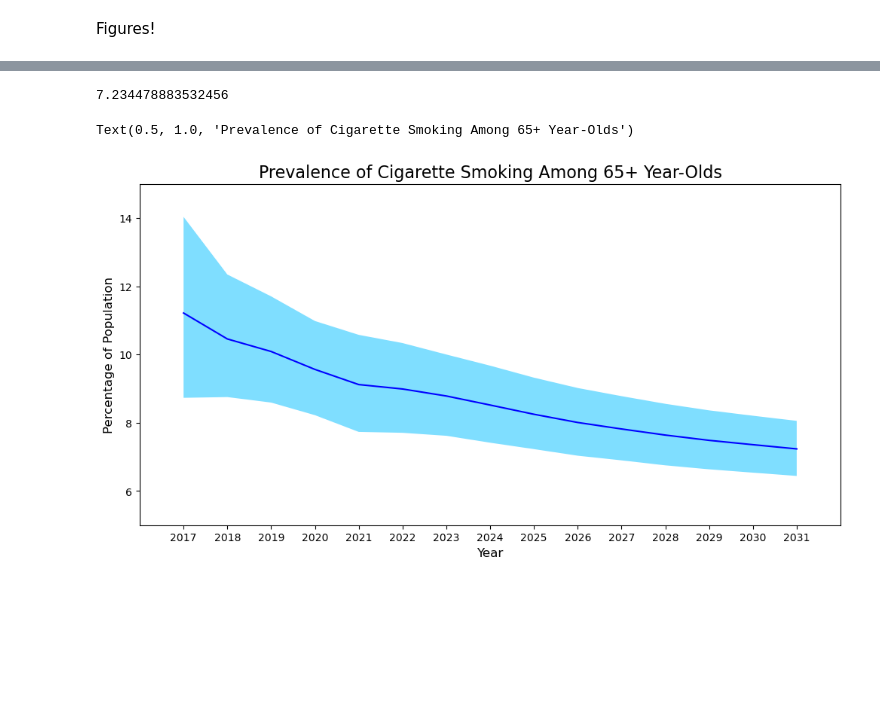
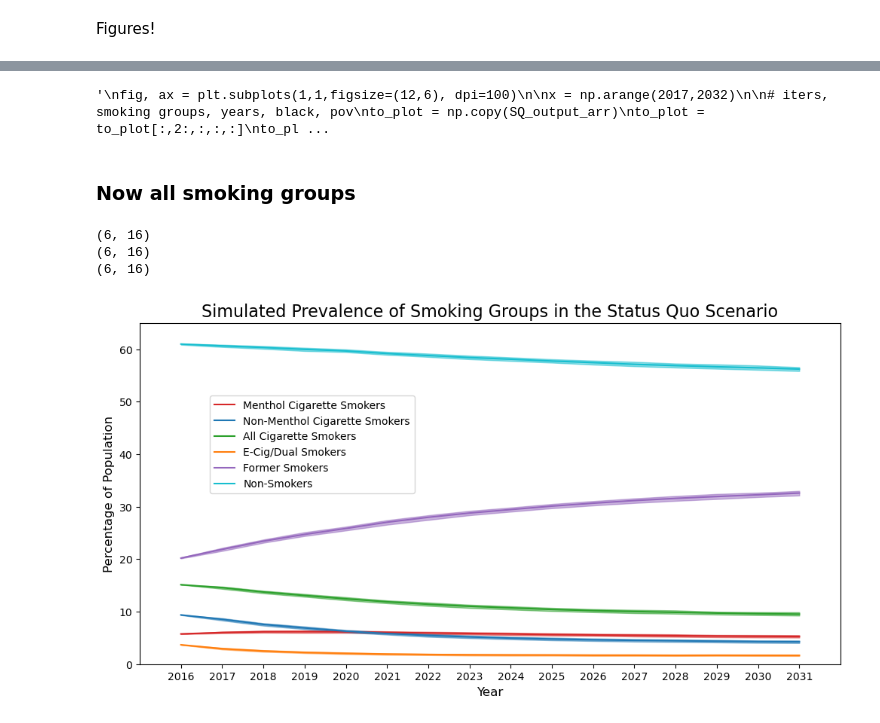
Before and after one commit to tapphughesn/menthol-model, a Jupyter notebook: mentholmodel/UA_figures.ipynb, the cells around one changed output, grey strips where cells are left out. Saved outputs shown, nothing was run; the diff lists cells and outputs as text; code cells hidden in the pictures; blank space fills up the shorter version.

```diff
--- a/mentholmodel/UA_figures.ipynb
+++ b/mentholmodel/UA_figures.ipynb
@@ -602,7 +545,7 @@ SQ_output_arr = np.array(collection_list)
 # %%
 
 # Cigarette Smokers over time
-
+"""
 fig, ax = plt.subplots(1,1,figsize=(12,6), dpi=100)
 
 x = np.arange(2017,2032)
@@ -634,7 +577,76 @@ plt.title(f"Prevalence of Cigarette Smoking Among 65+ Year-Olds", fontsize=16)
 #     f"Cigarette smoking prevalence, status quo scenario",
 #     f"95% uncertainty interval",
 # ])
+"""
 # %% [output]
-7.234478883532456
+'\nfig, ax = plt.subplots(1,1,figsize=(12,6), dpi=100)\n\nx = np.arange(2017,2032)\n\n# iters, smoking groups, years, black, pov\nto_plot = np.copy(SQ_output_arr)\nto_plot = to_plot[:,2:,:,:,:]\nto_pl ...
-Text(0.5, 1.0, 'Prevalence of Cigarette Smoking Among 65+ Year-Olds')
-[figure, removed]
+# %% [markdown]
+### Now all smoking groups
+# %%
+
+# Smoking groups over time, total population, status quo scenario
+# with the smoking states being menthol, nonmenthol, menthol+nonmenthol, ecig/dual, former, nonsmoker
+mycolors = ['tab:red', 'tab:blue', 'tab:green', 'tab:orange', 'tab:purple', 'tab:cyan',]
+
+opt = 0
+fig, ax = plt.subplots(1,1,figsize=(12,6), dpi=100)
+
+x = np.arange(2016,2032)
+
+to_plot = np.copy(collection_list_options[opt, :, :, :, :, :])
+to_plot = to_plot[:,:,:,:,:16] # first 15 years
+# dims:  output #, smoking status, black, pov, year
+to_plot = np.sum(to_plot, axis=(2,3)) # combine all demographics
+# dims:  output #, smoking status, year; shape (125, 6, 16)
+"""
+When summing to get population totals, make sure that the menthol+nonmenthol group
+is not summed, because then we will be double counting those smoker groups
+"""
+sums = np.sum(to_plot[:,[0,1,3,4,5],:], axis=1) # sum over smoking states to get totals
+to_plot = to_plot / sums[:, np.newaxis, :] # change from absolute counts to proportion of total
+to_plot *= 100
+
+mean = np.mean(to_plot, axis=0)
+upper = np.percentile(to_plot, 97.5, axis=0)
+lower = np.percentile(to_plot, 2.5, axis=0)
+print(mean.shape)
+print(lower.shape)
+print(upper.shape)
+
+ax.plot(x, mean[0], mycolors[0])
+ax.fill_between(x, lower[0], upper[0], color=mycolors[0], alpha=0.5, label='_nolegend_')
+ax.plot(x, mean[1], mycolors[1])
+ax.fill_between(x, lower[1], upper[1], color=mycolors[1], alpha=0.5, label='_nolegend_')
+ax.plot(x, mean[2], mycolors[2])
+ax.fill_between(x, lower[2], upper[2], color=mycolors[2], alpha=0.5, label='_nolegend_')
+ax.plot(x, mean[3], mycolors[3])
+ax.fill_between(x, lower[3], upper[3], color=mycolors[3], alpha=0.5, label='_nolegend_')
+ax.plot(x, mean[4], mycolors[4])
+ax.fill_between(x, lower[4], upper[4], color=mycolors[4], alpha=0.5, label='_nolegend_')
+ax.plot(x, mean[5], mycolors[5])
+ax.fill_between(x, lower[5], upper[5], color=mycolors[5], alpha=0.5, label='_nolegend_')
+
+plt.ylim(0,65)
+plt.xlim(x[0]-1, x[-1]+1)
+plt.xlabel("Year", fontsize=12)
+plt.ylabel("Percentage of Population", fontsize=12)
+plt.xticks(x, fontsize=10, horizontalalignment='center')
+# y_tick_nums = np.arange(0,61,10)
+# y_tick_labels = [str(x) + "%" for x in y_tick_nums]
+# plt.yticks(y_tick_nums, y_tick_labels)
+plt.title(f"Simulated Prevalence of Smoking Groups in the Status Quo Scenario", fontsize=16)
+plt.legend(loc=(0.1,0.5) , labels=[
+    f"Menthol Cigarette Smokers",
+    f"Non-Menthol Cigarette Smokers",
+    f"All Cigarette Smokers",
+    f"E-Cig/Dual Smokers",
+    f"Former Smokers",
+    f"Non-Smokers",
+])
+
+plt.show()
+# %% [output]
+(6, 16)
+(6, 16)
+(6, 16)
+[figure, added]
```
Also changed, not shown: parts of 30 cells of this notebook, 5 other files.
